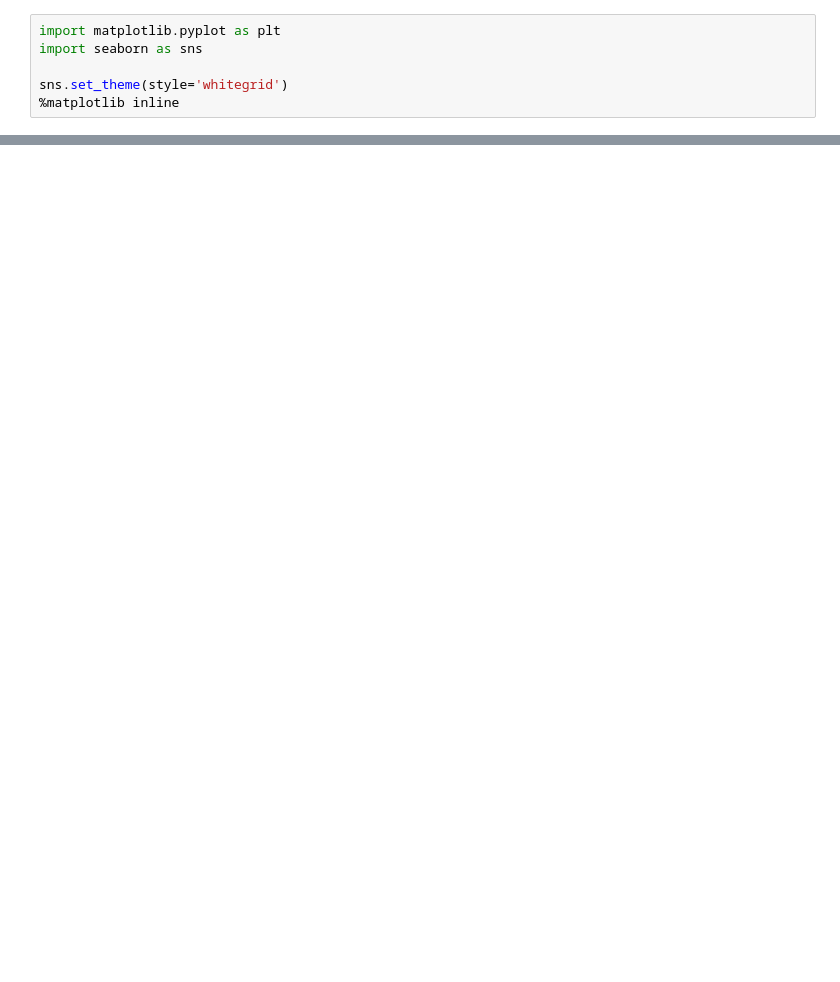
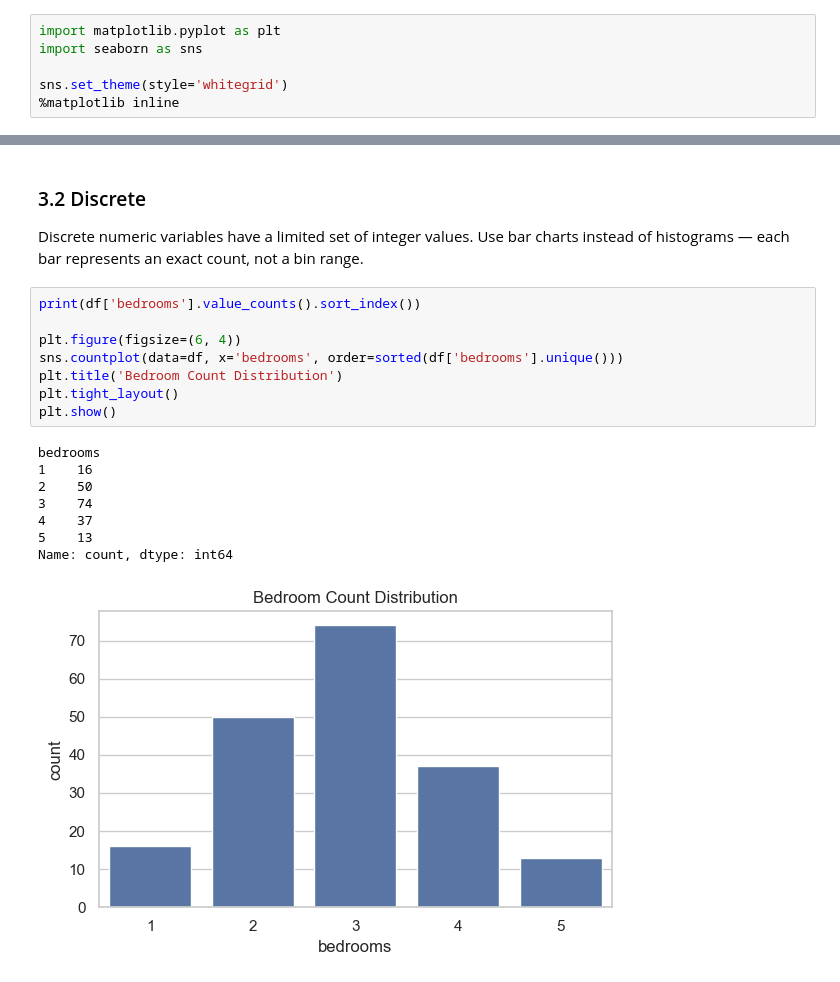
Before and after one commit to mikejj-creation/ds-ai-guides, a Jupyter notebook: ds-101/eda.ipynb, the cells around one changed output, grey strips where cells are left out. Cells and saved outputs as stored; diff of their text form; blank space fills up the shorter version.

Commit message:
content: restructure EDA notebook — full variable type coverage and pipeline
Co-Authored-By: Claude Sonnet 4.6 <noreply@anthropic.com>

```diff
--- a/ds-101/eda.ipynb
+++ b/ds-101/eda.ipynb
@@ -344,0 +308,20 @@ plt.show()
+# %% [markdown]
+### 3.2 Discrete
+Discrete numeric variables have a limited set of integer values. Use bar charts instead of histograms — each bar represents an exact count, not a bin range.
+# %%
+print(df['bedrooms'].value_counts().sort_index())
+
+plt.figure(figsize=(6, 4))
+sns.countplot(data=df, x='bedrooms', order=sorted(df['bedrooms'].unique()))
+plt.title('Bedroom Count Distribution')
+plt.tight_layout()
+plt.show()
+# %% [output]
+bedrooms
+1    16
+2    50
+3    74
+4    37
+5    13
+Name: count, dtype: int64
+[figure, added]
```
Also changed, not shown: parts of 79 cells of this notebook.
